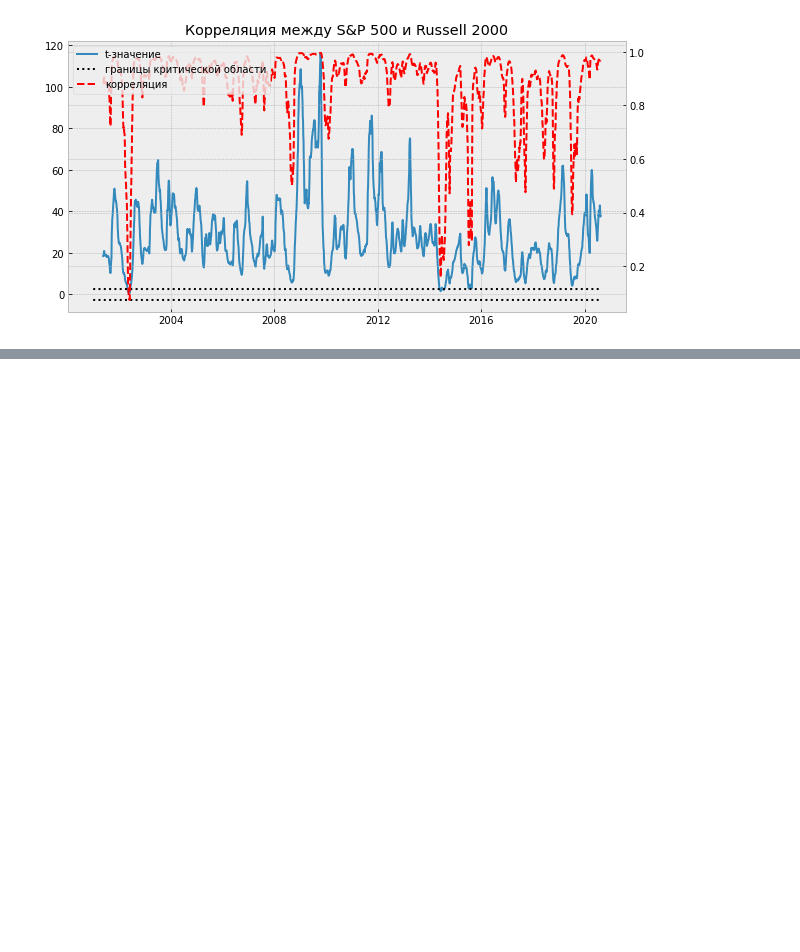
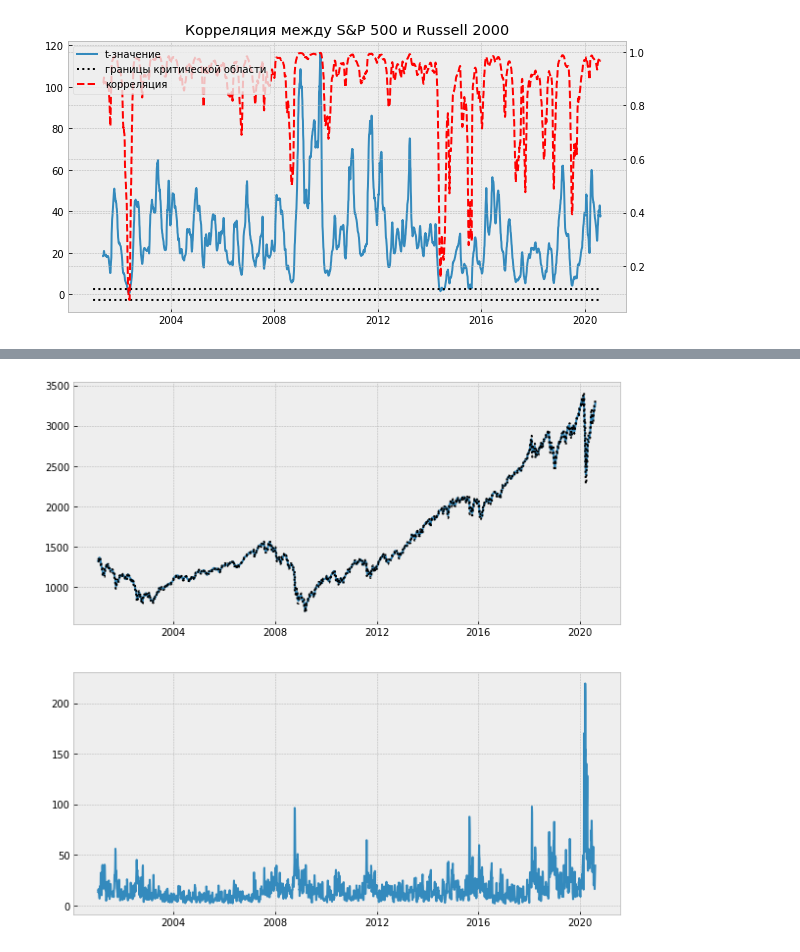
Before and after one commit to ksn38/GB, a Jupyter notebook: 8.ipynb, the cells around one changed output, grey strips where cells are left out. Cells and saved outputs as stored; diff of their text form; code cells hidden in the pictures; blank space fills up the shorter version.

```diff
--- a/8.ipynb
+++ b/8.ipynb
@@ -190,15 +218,15 @@ plt.show()
 # %%
 RU = RU[RU.Date > '2000-12-31']
-RU['medr'] = (RU.Open + RU.Close)/2
-SPM = SP[['Date', 'med']]
-RUM = RU[['Date', 'medr']]
+RU['midr'] = (RU.Open + RU.Close)/2
+SPM = SP[['Date', 'mid']]
+RUM = RU[['Date', 'midr']]
 SPM = SPM.set_index('Date')
 SPM.index = pd.to_datetime(SPM.index)
 RUM = RUM.set_index('Date')
 RUM.index = pd.to_datetime(RUM.index)
 SPMRUM = SPM.join(RUM)
-SPMRUM.medr = SPMRUM.medr.fillna(method='ffill')
-corr = SPMRUM.med.rolling(window=100).corr(SPMRUM.medr)
+SPMRUM.midr = SPMRUM.midr.fillna(method='ffill')
+corr = SPMRUM.mid.rolling(window=100).corr(SPMRUM.midr)
 # %%
 t = corr * (100 - 2)**(1/2) / (1 - corr ** 2)**(1/2)
 t1 = stats.t.ppf(0.01 / 2, df=100 - 2)
@@ -269,0 +266,13 @@ plt.show()
+# %%
+win = 10
+
+SPM['rollm'] = SPM.mid.rolling(window=win).mean()
+SPM['rollstd'] = SPM.mid.rolling(window=win).std()
+
+alpha = 0.01
+
+t1 = stats.t.ppf(alpha / 2, df=win - 1)
+t2 = stats.t.ppf(1 - alpha / 2, df=win - 1)
+
+SPM['t1'] = SPM.rollm + t1*SPM.rollstd/(win**(1/2))
+SPM['t2'] = SPM.rollm + t2*SPM.rollstd/(win**(1/2))
@@ -269,0 +296,11 @@ plt.show()
+# %%
+fig, ax = plt.subplots(nrows=2, ncols=1)
+fig.set_size_inches(10, 10)
+ax1, ax2 = ax.flatten()
+ax1.plot(SPM.rollm)
+ax1.plot(SPM.t1, linestyle=':', c='k')
+ax1.plot(SPM.t2, linestyle=':', c='k')
+ax2.plot(SPM.rollstd)
+plt.show()
+# %% [output]
+[figure, added]
```
Also changed, not shown: parts of 11 cells of this notebook.
